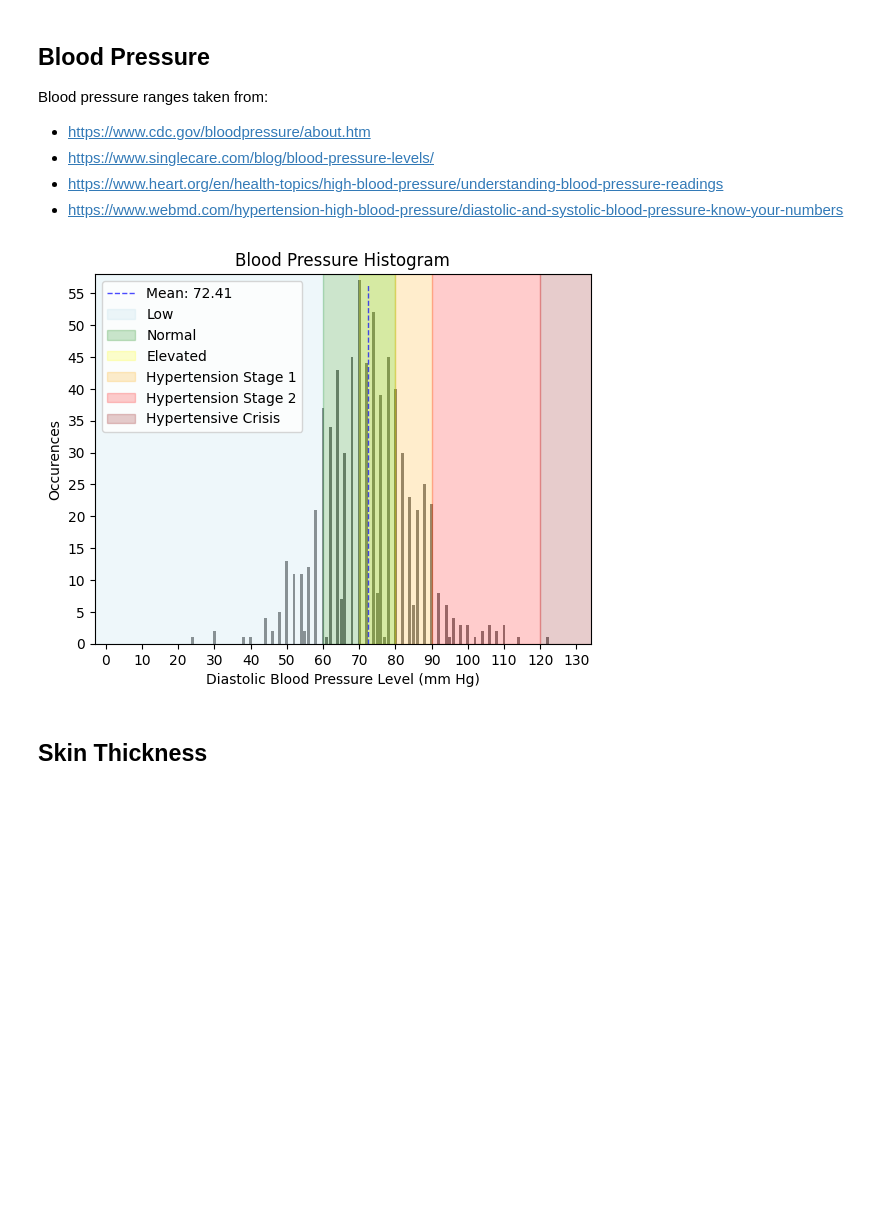
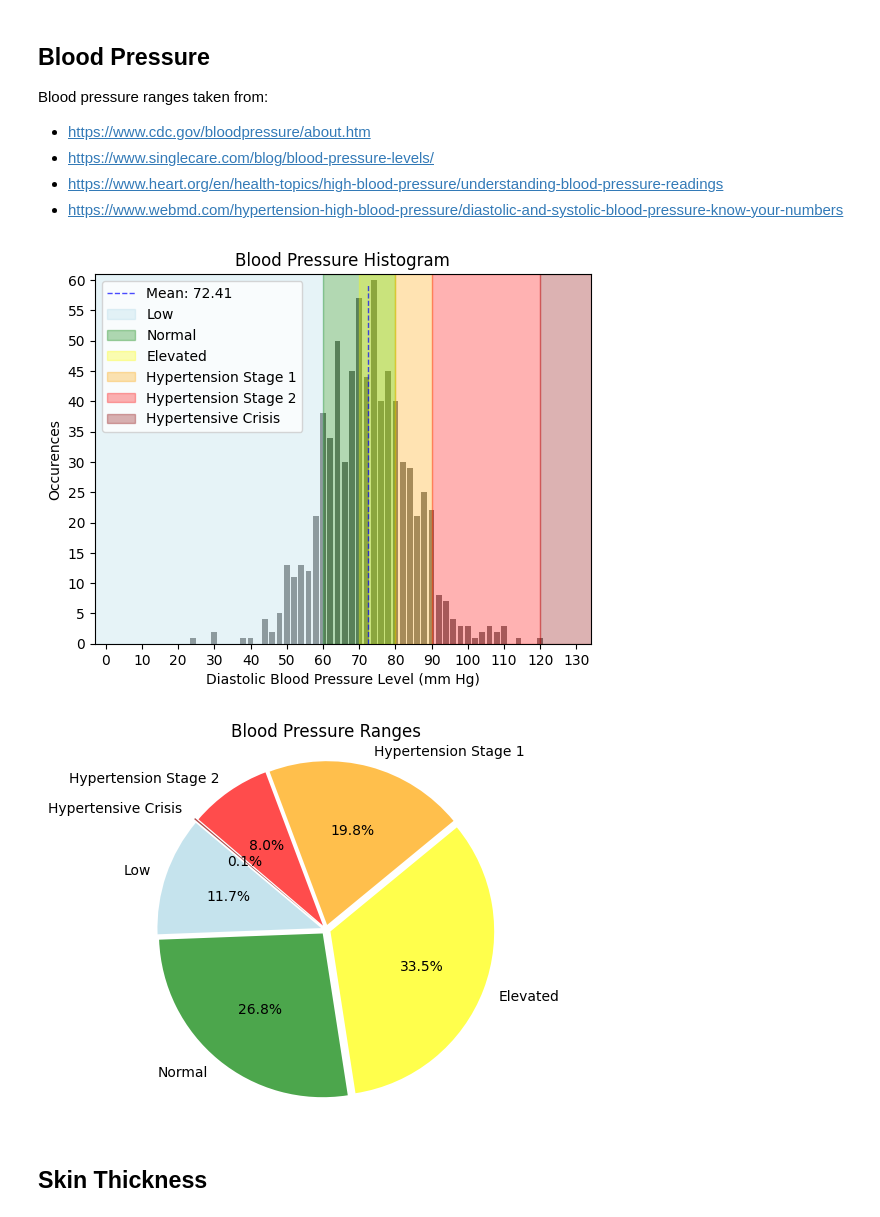
Before and after one commit to Bluxen/DA-Project1, a Jupyter notebook: 13_diabetes_prediction.ipynb, the cells around one changed output. Saved outputs shown, nothing was run; the diff lists cells and outputs as text; code cells hidden in the pictures; blank space fills up the shorter version.

```diff
--- a/13_diabetes_prediction.ipynb
+++ b/13_diabetes_prediction.ipynb
@@ -162,44 +163,63 @@ max_blood_pressure = diabetes_filtered_blood_pressure['Blood Pressure'].max()
 average_blood_pressure = diabetes_filtered_blood_pressure['Blood Pressure'].mean()
 
 # show histogram of blood pressure
-counts, bins, patches = plt.hist(diabetes_filtered_blood_pressure['Blood Pressure'], bins=range(0, max_blood_pressure + 2), align='left', rwidth=0.8, color='gray')
+counts, bins, patches = plt.hist(diabetes_filtered_blood_pressure['Blood Pressure'], bins=range(0, max_blood_pressure + 2, 2), align='left', rwidth=0.8, color='gray')
 plt.xticks(range(0, max_blood_pressure + 10, 10))
 plt.xlim([0 - 3, max_blood_pressure + 12])
 plt.ylim([0, counts.max() + 1])
 plt.locator_params(axis='y', nbins=20)
 
 # show mean on histogram
 plt.vlines(average_blood_pressure, 0, plt.ylim()[1] * 0.97, colors='blue', linestyles='dashed', linewidth=1, alpha=0.7)
 
 # define blood pressure ranges
 low_lower_bound = -10
 low_upper_bound = 60
 normal_lower_bound = 60
 normal_upper_bound = 80
 elevated_lower_bound = 70
 elevated_upper_bound = 80
 hypertension1_lower_bound = 80
 hypertension1_upper_bound = 90
 hypertension2_lower_bound = 90
 hypertension2_upper_bound = 120
 hypertensive_crisis_lower_bound = 120
 hypertensive_crisis_upper_bound = 300
 
 # show the ranges on the histogram
-plt.fill_betweenx([0, plt.ylim()[1]], low_lower_bound, low_upper_bound, color='lightblue', alpha=0.2)
-plt.fill_betweenx([0, plt.ylim()[1]], normal_lower_bound, normal_upper_bound, color='green', alpha=0.2)
-plt.fill_betweenx([0, plt.ylim()[1]], elevated_lower_bound, elevated_upper_bound, color='yellow', alpha=0.2)
-plt.fill_betweenx([0, plt.ylim()[1]], hypertension1_lower_bound, hypertension1_upper_bound, color='orange', alpha=0.2)
-plt.fill_betweenx([0, plt.ylim()[1]], hypertension2_lower_bound, hypertension2_upper_bound, color='red', alpha=0.2)
-plt.fill_betweenx([0, plt.ylim()[1]], hypertensive_crisis_lower_bound, hypertensive_crisis_upper_bound, color='darkred', alpha=0.2)
+plt.fill_betweenx([0, plt.ylim()[1]], low_lower_bound, low_upper_bound, color='lightblue', alpha=0.3)
+plt.fill_betweenx([0, plt.ylim()[1]], normal_lower_bound, normal_upper_bound, color='green', alpha=0.3)
+plt.fill_betweenx([0, plt.ylim()[1]], elevated_lower_bound, elevated_upper_bound, color='yellow', alpha=0.3)
+plt.fill_betweenx([0, plt.ylim()[1]], hypertension1_lower_bound, hypertension1_upper_bound, color='orange', alpha=0.3)
+plt.fill_betweenx([0, plt.ylim()[1]], hypertension2_lower_bound, hypertension2_upper_bound, color='red', alpha=0.3)
+plt.fill_betweenx([0, plt.ylim()[1]], hypertensive_crisis_lower_bound, hypertensive_crisis_upper_bound, color='darkred', alpha=0.3)
 plt.legend(['Mean: ' + "{:.2f}".format(average_blood_pressure), 'Low', 'Normal', 'Elevated', 'Hypertension Stage 1', 'Hypertension Stage 2', 'Hypertensive Crisis'], loc='upper left')
 
 plt.title('Blood Pressure Histogram')
 plt.xlabel('Diastolic Blood Pressure Level (mm Hg)')
 plt.ylabel('Occurences')
 plt.show()
+
+# count number of people in blood pressure ranges
+low = diabetes_filtered_blood_pressure[(diabetes_filtered_blood_pressure['Blood Pressure'] < normal_lower_bound)].shape[0]
+normal = diabetes_filtered_blood_pressure[(diabetes_filtered_blood_pressure['Blood Pressure'] >= normal_lower_bound) & (diabetes_filtered_blood_pressure['Blood Pressure'] < elevated_lower_bound)].shape[0]
+elevated = diabetes_filtered_blood_pressure[(diabetes_filtered_blood_pressure['Blood Pressure'] >= elevated_lower_bound) & (diabetes_filtered_blood_pressure['Blood Pressure'] < hypertension1_lower_bound)].shape[0]
+hypertension1 = diabetes_filtered_blood_pressure[(diabetes_filtered_blood_pressure['Blood Pressure'] >= hypertension1_lower_bound) & (diabetes_filtered_blood_pressure['Blood Pressure'] < hypertension2_lower_bound)].shape[0]
+hypertension2 = diabetes_filtered_blood_pressure[(diabetes_filtered_blood_pressure['Blood Pressure'] >= hypertension2_lower_bound) & (diabetes_filtered_blood_pressure['Blood Pressure'] < hypertensive_crisis_lower_bound)].shape[0]
+hypertensive_crisis = diabetes_filtered_blood_pressure[(diabetes_filtered_blood_pressure['Blood Pressure'] >= hypertensive_crisis_lower_bound)].shape[0]
+
+# create pie chart of blood pressure ranges
+labels = ['Low', 'Normal', 'Elevated', 'Hypertension Stage 1', 'Hypertension Stage 2', 'Hypertensive Crisis']
+sizes = [low, normal, elevated, hypertension1, hypertension2, hypertensive_crisis]
+colors = [mcolors.to_rgba('lightblue', alpha=0.7), mcolors.to_rgba('green', alpha=0.7), mcolors.to_rgba('yellow', alpha=0.7), mcolors.to_rgba('orange', alpha=0.7), mcolors.to_rgba('red', alpha=0.7), mcolors.to_rgba('darkred', alpha=0.7)]
+explode = (0.03, 0.03, 0.03, 0.03, 0.03, 0.05)
+plt.pie(sizes, explode=explode, labels=labels, colors=colors, autopct='%1.1f%%', startangle=140)
+plt.axis('equal')
+plt.title('Blood Pressure Ranges')
+plt.show()
 # %% [output]
-[figure, old version]
+[figure, new version]
+[figure, added]
 # %% [markdown]
 ## Skin Thickness
 # %%
```
Also changed, not shown: parts of 6 cells of this notebook.
